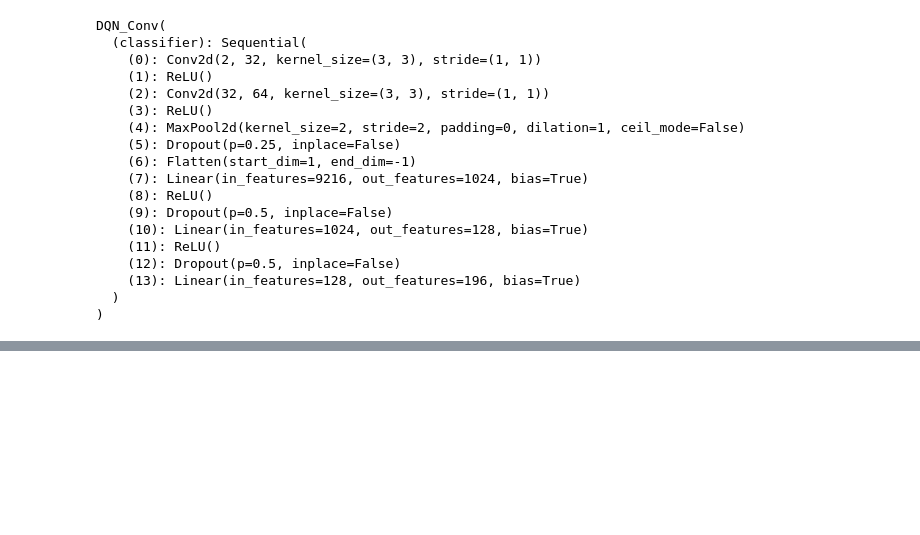
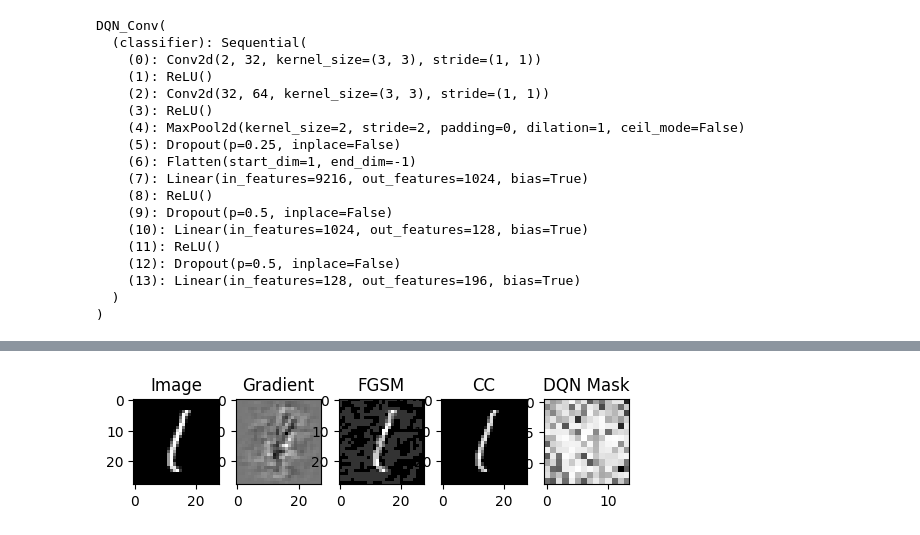
Before and after one commit to HoKhanhDyu/RLAT, a Jupyter notebook: visualize.ipynb, the cells around one changed output, grey strips where cells are left out. Drawn from its saved outputs; the diff is of its cells as text; code cells hidden in the pictures; blank space fills up the shorter version.

```diff
--- a/visualize.ipynb
+++ b/visualize.ipynb
@@ -72,7 +85,7 @@ DQN_Conv(
 )
 # %%
 
-t = 5
+t = 30
 
 from tqdm import tqdm
 
@@ -86,15 +99,25 @@ for images, labels in tqdm(dataloader):
     dqn_predict = dqn(img_2_channel)
     predict = dqn_predict.argmax(1)
 
-    # dqn_img = dqn_predict.view(14, 14).detach().cpu().numpy()
-    dqn_img = np.zeros((14, 14))
-    dqn_img[predict//14, predict%14] = 1
+    dqn_img = dqn_predict.view(14, 14).detach().cpu().numpy()
+    #normalize
+    dqn_img = (dqn_img - dqn_img.min()) / (dqn_img.max() - dqn_img.min())
+    # 1 if > 0 else 0
+    # dqn_img = np.where(dqn_img > 0, 1, 0)
+
+
+    # print(f"Predict: {dqn_img}")
+    # dqn_img = np.zeros((14, 14))
+    # dqn_img[predict//14, predict%14] = 1
 
     # Đặt chế độ tính gradient
     images.requires_grad = True
 
     # Dự đoán ban đầu
     outputs = model(images)
+
+    start_label = outputs.argmax(1).item()
+
     loss = criterion(outputs, labels)
 
     # Tính gradient
@@ -102,50 +125,62 @@ for images, labels in tqdm(dataloader):
     loss.backward()
     gradient = images.grad.data
 
-    grid_img = np.zeros((14, 14))
-    for i in range(14):
-        for j in range(14):
-            grid_img[i, j] = gradient[0, 0, i*2:(i+1)*2, j*2:(j+1)*2].mean().item()
+    # grid_img = np.zeros((14, 14))
+    # for i in range(14):
+    #     for j in range(14):
+    #         grid_img[i, j] = gradient[0, 0, i*2:(i+1)*2, j*2:(j+1)*2].mean().item()
+
+    grid_img = gradient.view(28, 28).detach().cpu().numpy()
 
     # Tạo mẫu nhiễu
     perturbed_image = fgsm_attack(images, epsilon, gradient)
 
     distance = torch.norm(perturbed_image - images)
-    print(f"Distance: {distance}")
+    print(f"Distance FGSM: {distance}")
 
     # Kiểm tra dự đoán trên mẫu bị tấn công
     outputs_perturbed = model(perturbed_image)
     _, final_pred = outputs_perturbed.max(1)
 
-    # print(f"Label gốc: {labels.item()}, Dự đoán sau tấn công: {final_pred.item()}")
+    print(f"Label gốc: {start_label}, FGSM: {final_pred.item()}")
+
+    attack2_image = fgsm_attack_2(images, epsilon, torch.tensor(dqn_img).float().to(device))
+    outputs_perturbed2 = model(attack2_image)
+    _, final_pred2 = outputs_perturbed2.max(1)
+    print(f"CC: {final_pred2.item()}")
+    distance2 = torch.norm(attack2_image - images)
+    print(f"Distance CC: {distance2}")
 
     # Hiển thị mẫu gốc, grad và mẫu bị tấn công
-    # import matplotlib.pyplot as plt
-    # plt.figure()
-    # plt.subplot(141)
-    # plt.imshow(images.squeeze().cpu().detach().numpy(), cmap='gray')
-    # plt.title('Original Image')
-    # plt.subplot(142)
-    # plt.imshow(grid_img, cmap='gray')
-    # plt.title('Gradient')
-    # plt.subplot(143)
-    # plt.imshow(perturbed_image.squeeze().detach().cpu().numpy(), cmap='gray')
-    # plt.title('Perturbed Image')
-    # plt.subplot(144)
-    # plt.imshow(dqn_img, cmap='gray')
-    # plt.title('DQN Image')
+    import matplotlib.pyplot as plt
+    plt.figure()
+    plt.subplot(151)
+    plt.imshow(images.squeeze().cpu().detach().numpy(), cmap='gray')
+    plt.title('Image')
+    plt.subplot(152)
+    plt.imshow(grid_img, cmap='gray')
+    plt.title('Gradient')
+    plt.subplot(153)
+    plt.imshow(perturbed_image.squeeze().detach().cpu().numpy(), cmap='gray')
+    plt.title('FGSM')
+    plt.subplot(154)
+    plt.imshow(attack2_image.squeeze().detach().cpu().numpy(), cmap='gray')
+    plt.title('CC')
+    plt.subplot(155)
+    plt.imshow(dqn_img, cmap='gray')
+    plt.title('DQN Mask')
 
 
-    # plt.show()
+    plt.show()
 
-    # t -= 1
-    # if t == 0:
-    #     break
-    total += 1
-    if labels.item() != final_pred.item():
-        correct += 1
+    t -= 1
+    if t == 0:
+        break
+    # total += 1
+    # if start_label != final_pred2.item():
+    #     correct += 1
 
-    print(f"Accuracy: {correct/total}")
+    # print(f"Accuracy: {correct/total}")
 
-print(f"Accuracy: {correct/total}")
+# print(f"Accuracy: {correct/total}")
 # %% [output]
@@ -159,0 +191 @@ Accuracy: 0.5
+[figure, added]
```
Also changed, not shown: parts of 2 cells of this notebook, 7 other files.
